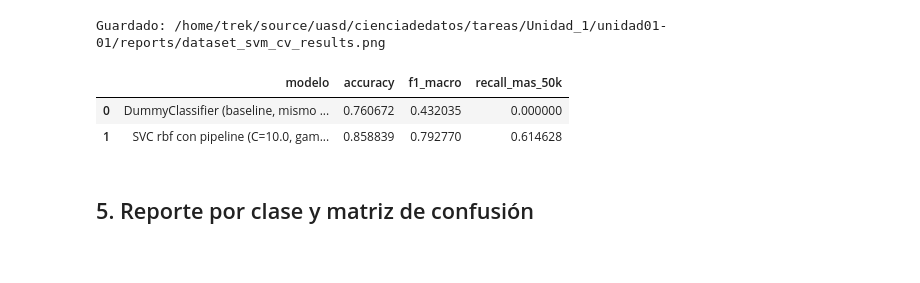
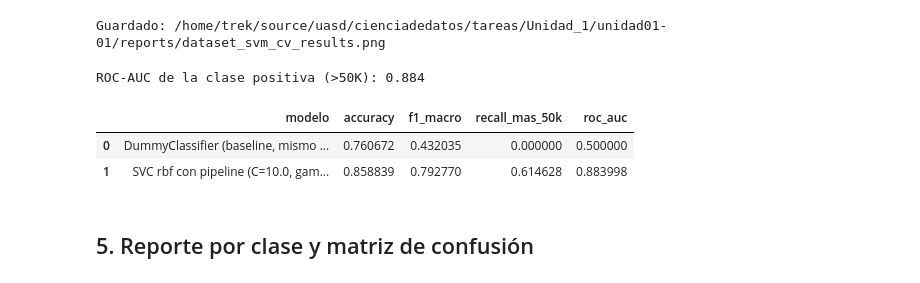
Before and after one commit to edvvdev/unidad01-01, a Jupyter notebook: notebooks/02_dataset_svm.ipynb, the cells around one changed output. Cells and saved outputs as stored; diff of their text form; code cells hidden in the pictures.

```diff
--- a/notebooks/02_dataset_svm.ipynb
+++ b/notebooks/02_dataset_svm.ipynb
@@ -212,33 +218,51 @@ Guardado: /home/trek/source/uasd/cienciadedatos/tareas/Unidad_1/unidad01-01/repo
 # %%
 # Reajuste de la mejor configuración sobre TODO el conjunto de entrenamiento
 mejor = build_svm_pipeline(
     X_train,
     C=float(busqueda.best_params_["model__C"]),
     gamma=busqueda.best_params_["model__gamma"],
+    probability=True,   # habilita `predict_proba` para el ROC-AUC de la clase positiva
 )
 mejor.fit(X_train, y_train)
 predicciones = mejor.predict(X_test)
+
+# ROC-AUC de la clase positiva (`>50K`): el manual pide ROC-AUC y la calibración de
+# Platt no altera la función de decisión, así que las demás métricas no cambian.
+probas = mejor.predict_proba(X_test)
+clases = list(mejor.classes_)
+indice_positiva = clases.index(spec["target_positive"])
+roc_auc_mas_50k = float(
+    roc_auc_score((y_test == spec["target_positive"]).astype(int), probas[:, indice_positiva])
+)
+print("ROC-AUC de la clase positiva (%s):" % spec["target_positive"], round(roc_auc_mas_50k, 4))
+
+roc_auc_baseline = float(
+    roc_auc_score((y_test == spec["target_positive"]).astype(int), baseline.predict_proba(X_test)[:, indice_positiva])
+)
 
 comparativo = pd.DataFrame([
     {
         "modelo": "DummyClassifier (baseline, mismo preprocesamiento)",
         "accuracy": accuracy_score(y_test, baseline_pred),
         "f1_macro": f1_score(y_test, baseline_pred, average="macro"),
         "recall_mas_50k": recall_score(y_test, baseline_pred, pos_label=">50K"),
+        "roc_auc": roc_auc_baseline,
     },
     {
         "modelo": "SVC rbf con pipeline (C=%s, gamma=%s)" % (
             busqueda.best_params_["model__C"], busqueda.best_params_["model__gamma"]),
         "accuracy": accuracy_score(y_test, predicciones),
         "f1_macro": f1_score(y_test, predicciones, average="macro"),
         "recall_mas_50k": recall_score(y_test, predicciones, pos_label=">50K"),
+        "roc_auc": roc_auc_mas_50k,
     },
 ])
 comparativo
 # %% [output]
+ROC-AUC de la clase positiva (>50K): 0.884
-|  | modelo | accuracy | f1_macro | recall_mas_50k |
-| 0 | DummyClassifier (baseline, mismo ... | 0.760672 | 0.432035 | 0.000000 |
-| 1 | SVC rbf con pipeline (C=10.0, gam... | 0.858839 | 0.792770 | 0.614628 |
+|  | modelo | accuracy | f1_macro | recall_mas_50k | roc_auc |
+| 0 | DummyClassifier (baseline, mismo ... | 0.760672 | 0.432035 | 0.000000 | 0.500000 |
+| 1 | SVC rbf con pipeline (C=10.0, gam... | 0.858839 | 0.792770 | 0.614628 | 0.883998 |
 # %% [markdown]
 ## 5. Reporte por clase y matriz de confusión
 # %%
```
Also changed, not shown: parts of 6 cells of this notebook, 8 other files.
